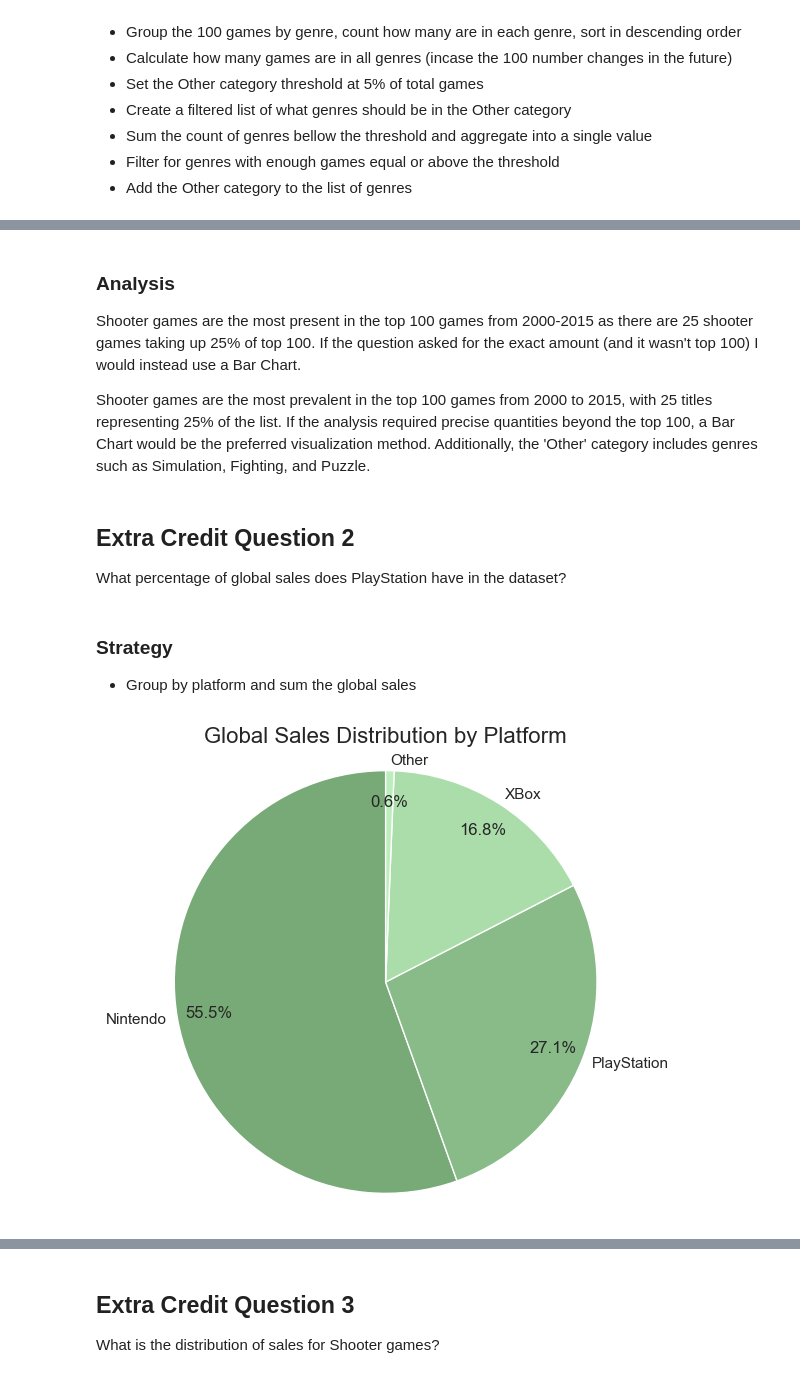
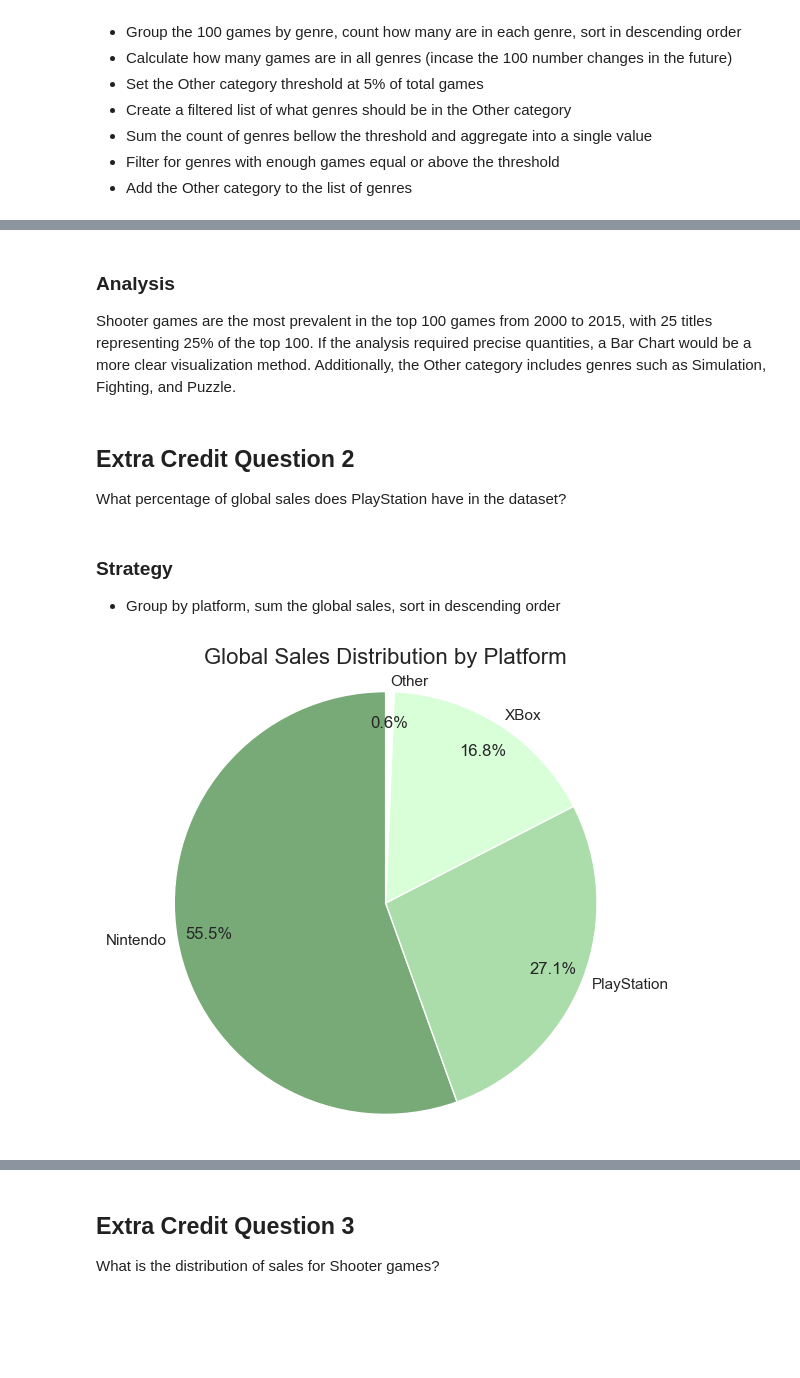
Before and after one commit to dtoshm/data_project_six, a Jupyter notebook: game_sales_analysis.ipynb, the cells around one changed output, grey strips where cells are left out. Cells and saved outputs as stored; diff of their text form; code cells hidden in the pictures; blank space fills up the shorter version.

```diff
--- a/game_sales_analysis.ipynb
+++ b/game_sales_analysis.ipynb
@@ -217,27 +215,24 @@ Genres included in 'Other' are: Simulation, Fighting, Puzzle
 # %% [markdown]
 ### Analysis
-Shooter games are the most present in the top 100 games from 2000-2015 as there are 25 shooter games taking up 25% of top 100. If the question asked for the exact amount (and it wasn't top 100) I would instead use a Bar Chart.
-
-
-Shooter games are the most prevalent in the top 100 games from 2000 to 2015, with 25 titles representing 25% of the list. If the analysis required precise quantities beyond the top 100, a Bar Chart would be the preferred visualization method. Additionally, the 'Other' category includes genres such as Simulation, Fighting, and Puzzle.
+Shooter games are the most prevalent in the top 100 games from 2000 to 2015, with 25 titles representing 25% of the top 100. If the analysis required precise quantities, a Bar Chart would be a more clear visualization method. Additionally, the Other category includes genres such as Simulation, Fighting, and Puzzle.
 # %% [markdown]
 ## Extra Credit Question 2
 What percentage of global sales does PlayStation have in the dataset?
 # %% [markdown]
 ### Strategy
-- Group by platform and sum the global sales
+- Group by platform, sum the global sales, sort in descending order
 # %%
 # Calculation
 sales_by_platform = games.groupby('Platform')['Global_Sales'].sum().sort_values(ascending=False)
 
-# Chart
-colors = ['#77AA77', '#88BB88', '#AADDAA', '#BBEEBB', '#D9FFD9', '#E6FFE6', '#FCFFFC']
+# Plot
+colors = ['#77AA77', '#AADDAA', '#D9FFD9', '#FCFFFC']
 plt.figure(figsize=(6, 6))
 plt.pie(sales_by_platform, labels=sales_by_platform.index, autopct='%1.1f%%', colors=colors, startangle=90, pctdistance=0.85, labeldistance=1.05)
 plt.title('Global Sales Distribution by Platform', fontsize=16)
 plt.axis('equal')
 plt.show()
 # %% [output]
-[figure, old version]
+[figure, new version]
 # %% [markdown]
 ### Analysis
```
Also changed, not shown: parts of 4 cells of this notebook.
